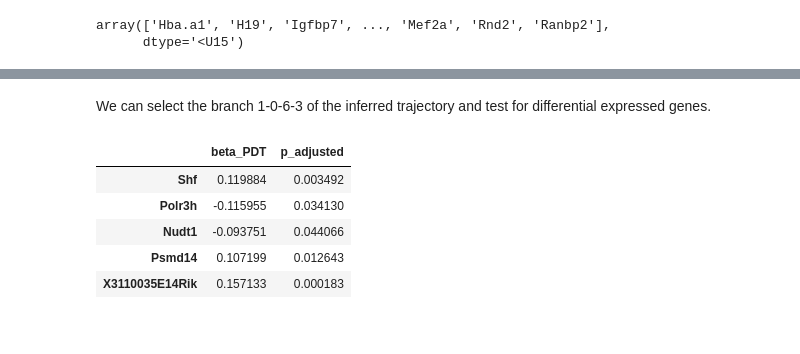
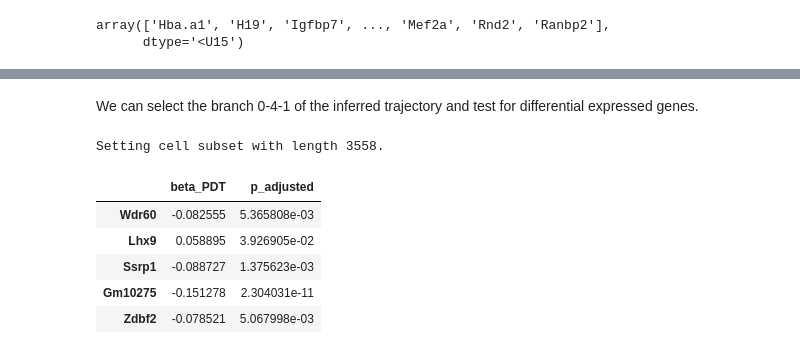
Before and after one commit to jaydu1/VITAE, a Jupyter notebook: tutorials/tutorial_mouse_brain.ipynb, the cells around one changed output, grey strips where cells are left out. Drawn from its saved outputs; the diff is of its cells as text; code cells hidden in the pictures.

```diff
--- a/tutorials/tutorial_mouse_brain.ipynb
+++ b/tutorials/tutorial_mouse_brain.ipynb
@@ -302,6 +306,6 @@ days = np.array([i[1:3] for i in data['cell_ids']], dtype=np.float32)
 begin_node_pred = model.select_root(days, 'sum')
 modified_G, modified_w, pseudotime = model.infer_trajectory(
     init_node=begin_node_pred,  # initial node for computing pseudotime.
-    cutoff=0.08                 # (Optional) cutoff score for edges (the default is 0.01).
+    cutoff=0.12                 # (Optional) cutoff score for edges (the default is 0.01).
     )
 # %% [output]
@@ -321,20 +325,20 @@ model.plot_marker_gene('Eomes')
 # %% [markdown]
-We can select the branch 1-0-6-3 of the inferred trajectory and test for differential expressed genes.
+We can select the branch 0-4-1 of the inferred trajectory and test for differential expressed genes.
 # %%
-id_branch = ((modified_w[:,1] > 0.0)&(modified_w[:,2] > 0.0)) | \
-    ((modified_w[:,2] > 0.0)&(modified_w[:,0] > 0.0)) | \
-    ((modified_w[:,0] > 0.0)&(modified_w[:,4] > 0.0))
+id_branch = ((modified_w[:,0] > 0.0)&(modified_w[:,4] > 0.0)) | \
+    ((modified_w[:,4] > 0.0)&(modified_w[:,1] > 0.0))
 
 model.set_cell_subset(
     model.cell_names[id_branch]
     )
 
 res_df = model.differentially_expressed_test(alpha=0.05)
 res_df.head()
 # %% [output]
+Setting cell subset with length 3558.
 |  | beta_PDT | p_adjusted |
-| Shf | 0.119884 | 0.003492 |
-| Polr3h | -0.115955 | 0.034130 |
-| Nudt1 | -0.093751 | 0.044066 |
-| Psmd14 | 0.107199 | 0.012643 |
-| X3110035E14Rik | 0.157133 | 0.000183 |
+| Wdr60 | -0.082555 | 5.365808e-03 |
+| Lhx9 | 0.058895 | 3.926905e-02 |
+| Ssrp1 | -0.088727 | 1.375623e-03 |
+| Gm10275 | -0.151278 | 2.304031e-11 |
+| Zdbf2 | -0.078521 | 5.067998e-03 |
```
Also changed, not shown: parts of 11 cells of this notebook, 9 other files.
